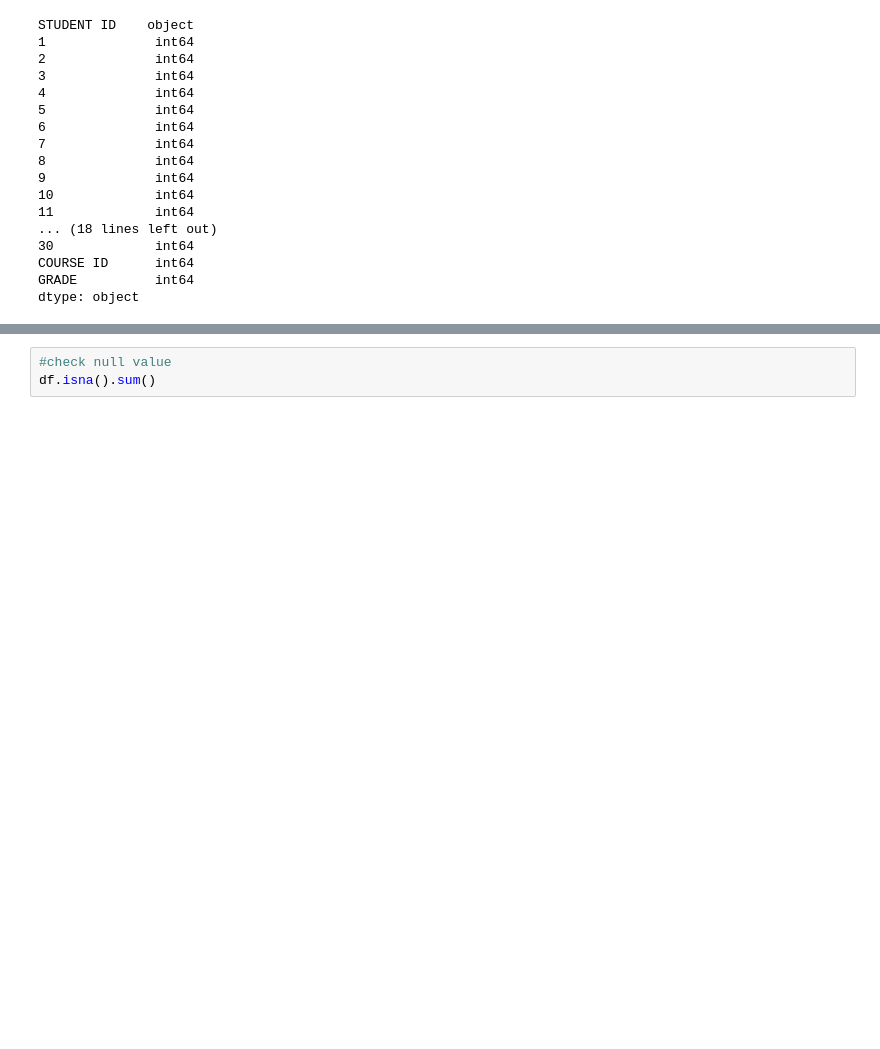
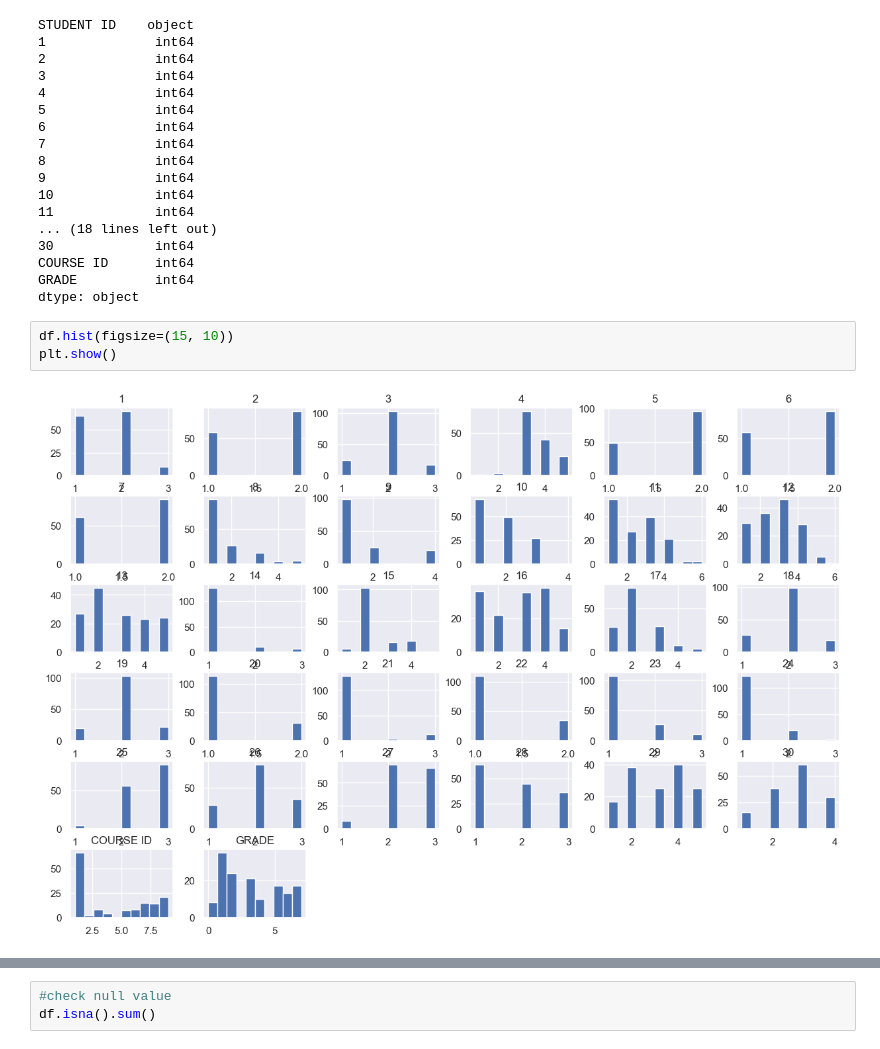
Before and after one commit to waiee/Higher-Education-Students-Performance-Evaluation---Association-Rule-Mining, a Jupyter notebook: test.ipynb, the cells around one changed output, grey strips where cells are left out. Drawn from its saved outputs; the diff is of its cells as text; blank space fills up the shorter version.

```diff
--- a/test.ipynb
+++ b/test.ipynb
@@ -71,3 +71,8 @@ STUDENT ID    object
 COURSE ID      int64
 GRADE          int64
 dtype: object
+# %%
+df.hist(figsize=(15, 10))
+plt.show()
+# %% [output]
+[figure, added]
```
Also changed, not shown: parts of 2 cells of this notebook.
